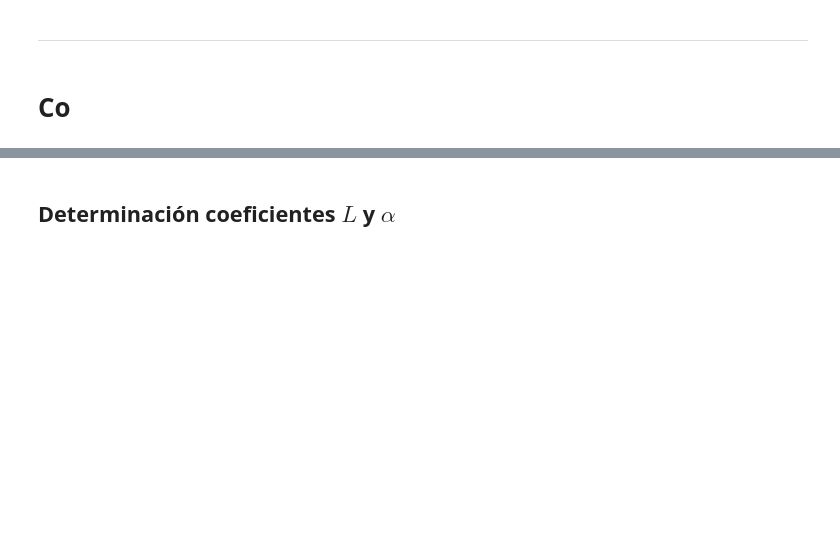
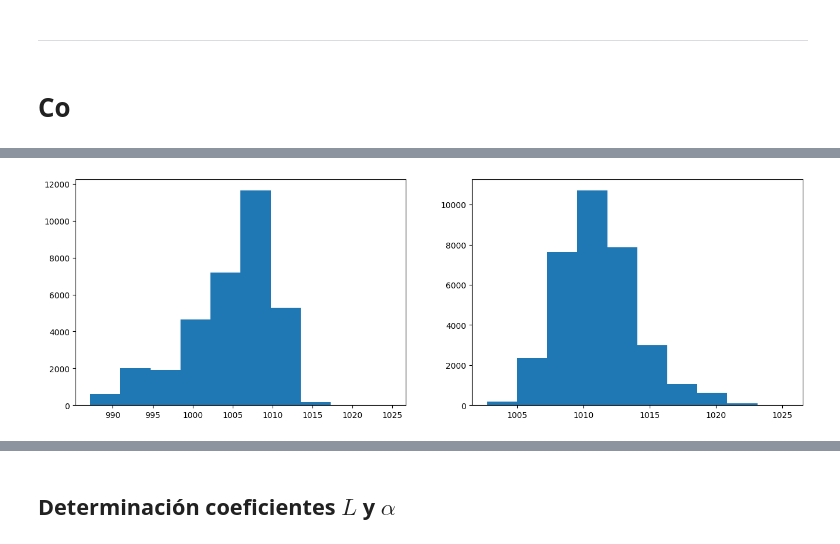
Before and after one commit to sagomeza1/pinns, a Jupyter notebook: cuadernos/exploracion.ipynb, the cells around one changed output, grey strips where cells are left out. Cells and saved outputs as stored; diff of their text form; code cells hidden in the pictures; blank space fills up the shorter version.

```diff
--- a/cuadernos/exploracion.ipynb
+++ b/cuadernos/exploracion.ipynb
@@ -334,0 +336,3 @@ plt.show()
+# %%
+ws_data["c"] = ws_data.apply(lambda df: (1 - 0.0065 * df["altura"] / (df["temperatura"] + 273.15 + 0.0065 * df["altura"]))**(-5.257), axis=1)
+ws_data["c*P"] = ws_data["c"] * ws_data["presion"]
@@ -334,0 +375,9 @@ plt.show()
+# %%
+fig, ax = plt.subplots(1, 2, figsize=(16, 5))
+
+ax[0].hist(ws_data["presion"])
+ax[1].hist(ws_data["c*P"])
+
+plt.show()
+# %% [output]
+[figure, added]
```
Also changed, not shown: parts of 19 cells of this notebook, 1 other file.
